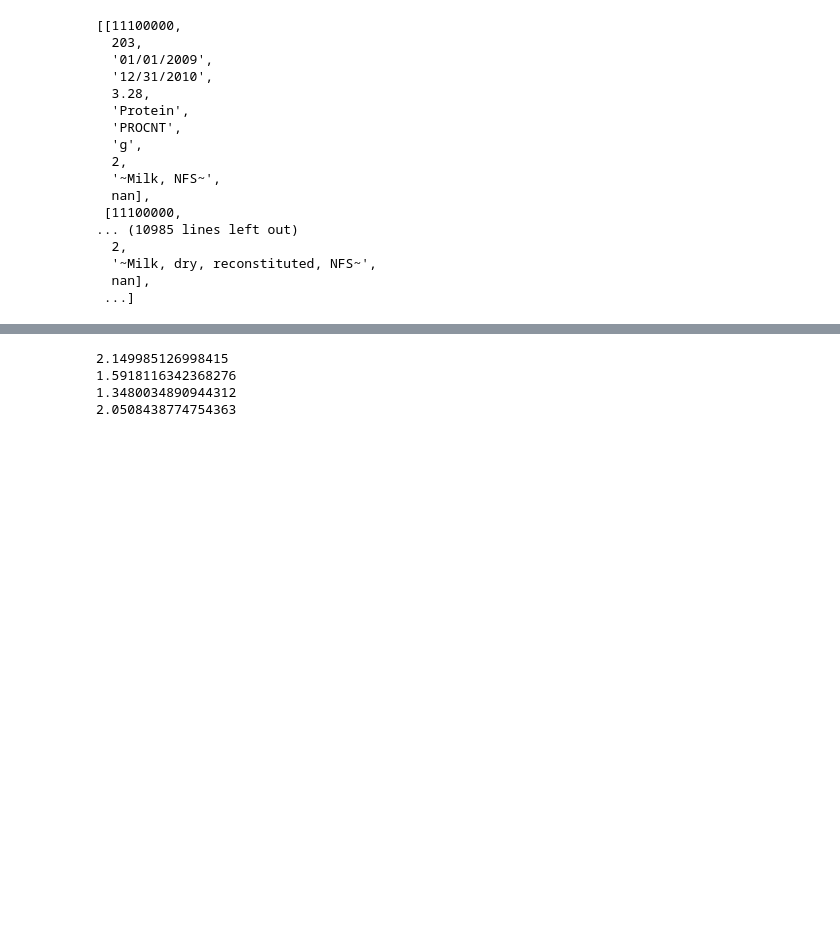
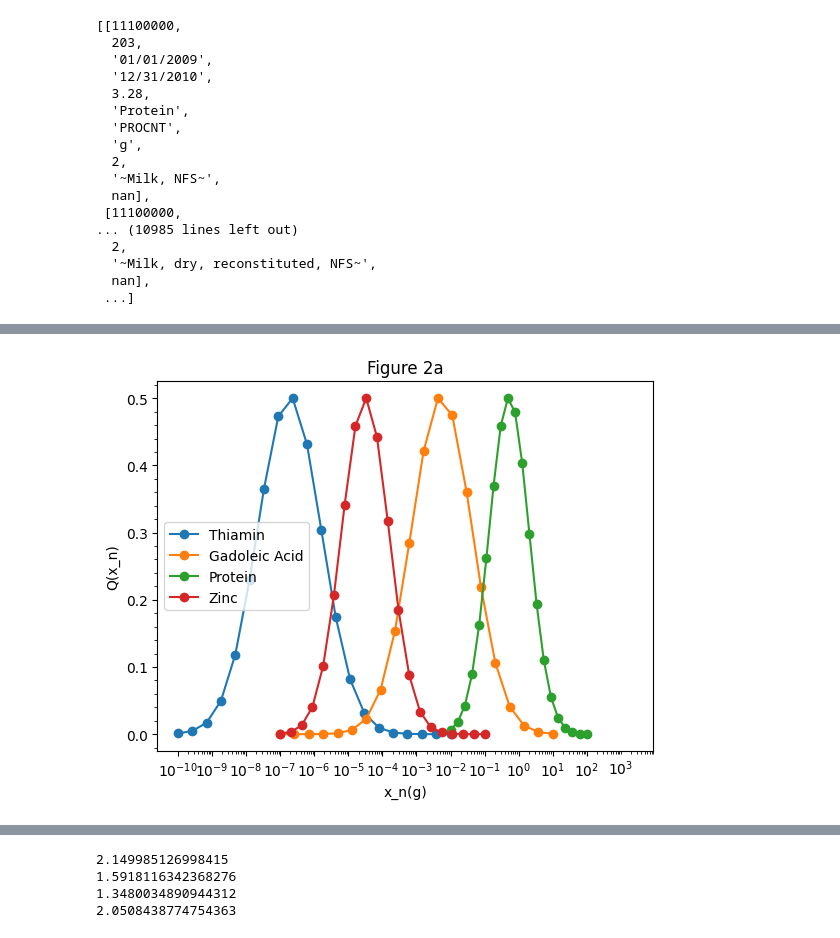
Before and after one commit to oberoir080/NutrientEDA, a Jupyter notebook: CSV_Generator_py/Figures.ipynb, the cells around one changed output, grey strips where cells are left out. Saved outputs shown, nothing was run; the diff lists cells and outputs as text; code cells hidden in the pictures; blank space fills up the shorter version.

Commit message:
2a plot done?

```diff
--- a/CSV_Generator_py/Figures.ipynb
+++ b/CSV_Generator_py/Figures.ipynb
@@ -69,6 +70,8 @@ def standard_deviation(data,nutrient):
 Function for calculating mn
 # %%
 def mn_calculator(linear_average_conc,sn):
+    if(linear_average_conc==0):
+        return 0
     mn = np.log(linear_average_conc) - (sn**2)/2
     return mn
 # %%
@@ -79,6 +82,8 @@ def linear_average_concentration(data,nutrient):
         if(i[1]==int(nutrient)):
             num+=i[4]
             den+=1
+    if(den==0):
+        return 0
     return num/den
 # %% [markdown]
 Function for calculating qn
@@ -89,8 +94,9 @@ def qn_calculator(xn, data, nutrient):
     mn = mn_calculator(mewn,sn)
     bracket = -1*((((np.log(xn)-mn))**2)/(2*sn**2))
     numerator = np.exp(bracket)
-    denominator = (xn * sn) * ((2*np.pi)**0.5)
-
+    denominator = (xn * sn) * (np.sqrt(2*np.pi))
+    if(denominator==0):
+        return 0
     return numerator/denominator
 # %% [markdown]
 Function for pivoting the dataset
@@ -373,0 +426,77 @@ data_fourfood = data.values.tolist()
+# %%
+def min_max_normalize(lst):
+    min_val = min(lst)
+    max_val = max(lst)
+    normalized = [(x - min_val) / (2*(max_val - min_val)) for x in lst]
+    return normalized
+# %%
+import matplotlib.pyplot as plt
+import matplotlib.ticker as ticker
+
+def graph_plot(nutrients, x_axis_data, qn_data, fig_name):
+    plt.figure()  # Create a new figure for each plot
+
+    for nutrient, qn in qn_data.items():
+        if nutrient == '309':
+            graph = 'Zinc'
+        elif nutrient == '404':
+            graph = 'Thiamin'
+        else:
+            graph = nutrient
+
+        plt.plot(x_axis_data[nutrient], qn, marker='o', label=graph)
+
+    plt.xscale('log')
+    # plt.yscale('log')
+    # plt.ylim(0, 1)
+    yticks = [0, 0.1, 0.2, 0.3, 0.4, 0.5]
+    xticks =  [10**i for i in range(-10, 3)]
+    plt.yticks(yticks)
+    plt.xticks(xticks)
+    plt.minorticks_on()
+    minor_ticks = []
+    for i in range(-10, 4):
+        for j in range(1, 10):
+            minor_ticks.append(10**i * j)
+    plt.gca().xaxis.set_ticks(minor_ticks, minor=True)
+    # plt.gca().xaxis.set_minor_locator(ticker.LogLocator(subs='all'))
+
+    plt.title(fig_name)
+    plt.xlabel('x_n(g)')
+    plt.ylabel('Q(x_n)')
+    plt.legend()
+
+    plt.show()
+
+
+
+x_axis_data={}
+x_axis_data['Thiamin'] = x_axis(-10,-2)
+x_axis_data['Zinc'] = x_axis(-7,-1)
+x_axis_data['Gadoleic Acid'] = x_axis(-7,1)
+x_axis_data['Protein'] = x_axis(-2,2)
+
+
+nutrients = {'404': 'Thiamin', '617': 'Gadoleic Acid', '203': 'Protein','309': 'Zinc'}
+# nutrients = {'617': 'Gadoleic Acid', '203': 'Protein','309': 'Zinc'}
+fig_name = "Figure 2a"
+
+qn_data = {}
+for nutrient_code, nutrient_name in nutrients.items():
+    qn = []
+    for i in x_axis_data[nutrient_name]:
+        qn_val = qn_calculator(i, data_fourfood, nutrient_code)
+        # if(nutrient_name == 'Thiamin'):
+        #     qn_val = qn_val/200000
+        # if(nutrient_name == 'Zinc'):
+        #     qn_val = qn_val/10000
+        # if(nutrient_name == 'Gadoleic Acid'):
+        #     qn_val = qn_val/10
+        qn.append(qn_val)  # Assuming qn_calculator is defined elsewhere
+    # qn = rescale_data(x_axis_data[nutrient_name],nutrient_code,data)
+    qn = min_max_normalize(qn)
+    qn_data[nutrient_name] = qn
+
+graph_plot(nutrients, x_axis_data, qn_data, fig_name)
+# %% [output]
+[figure, added]
```
Also changed, not shown: parts of 16 cells of this notebook.
